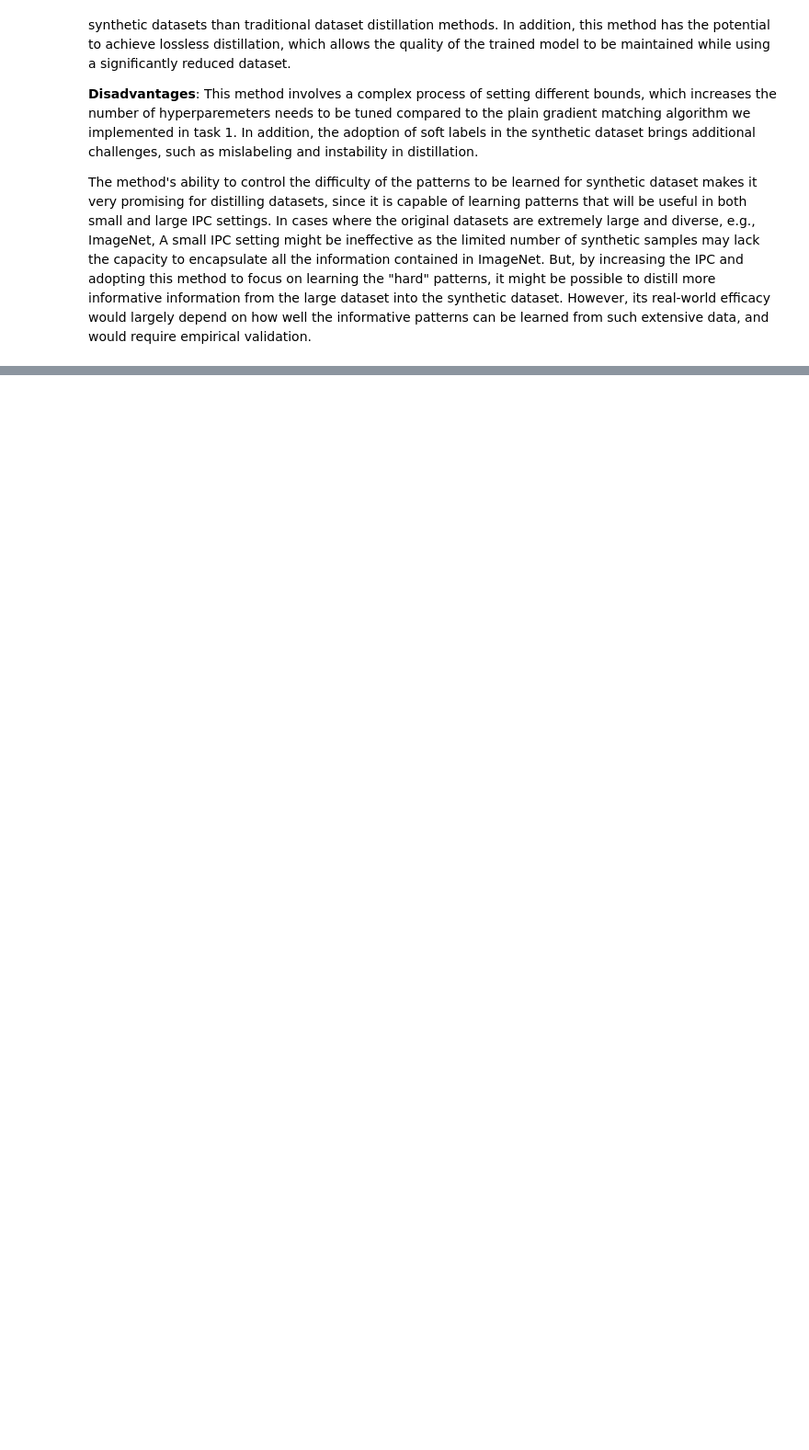
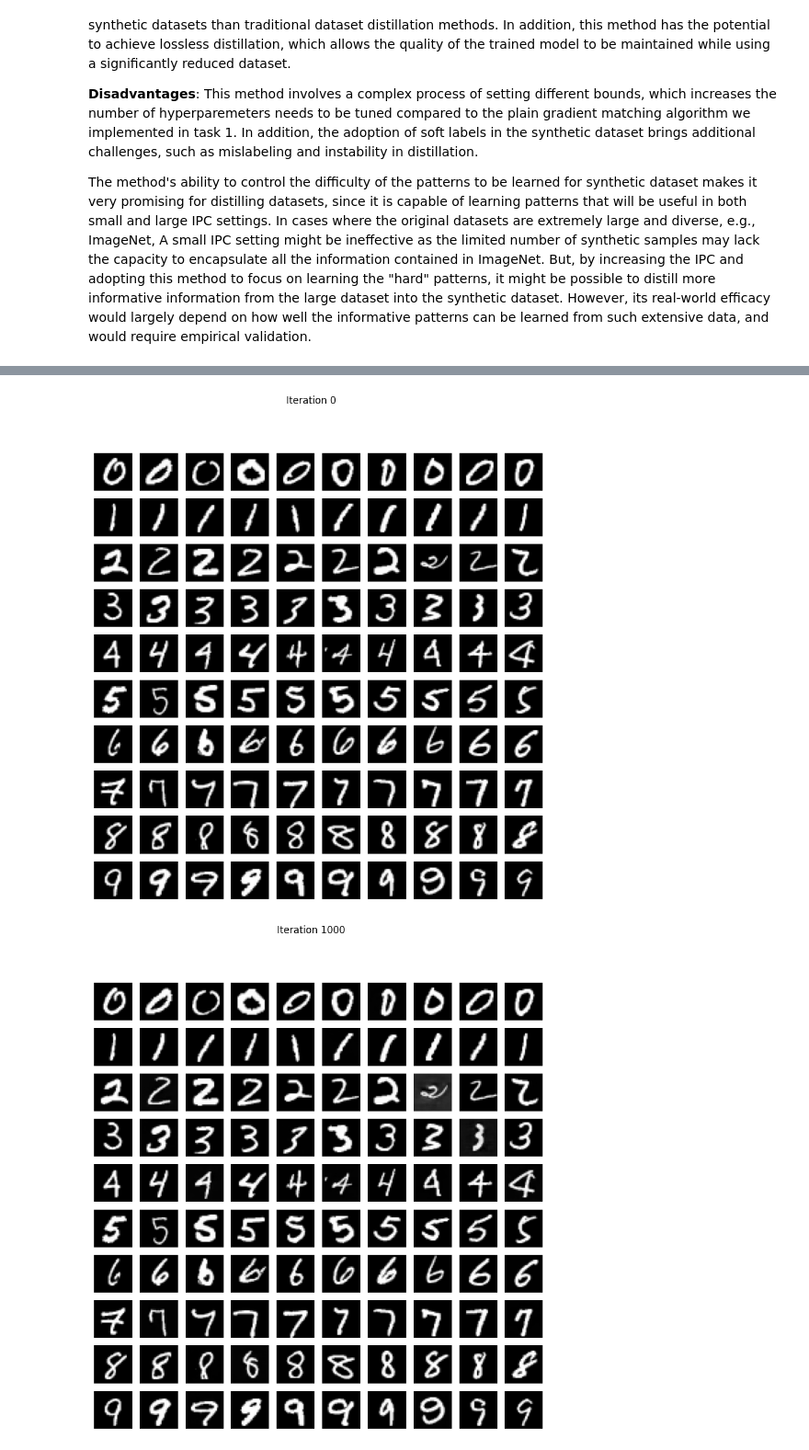
Before and after one commit to sunhuanhuan920/ECE1512_2023F_ProjectRepo_Zhenhuan_Sun, a Jupyter notebook: Project B/Task_2.ipynb, the cells around one changed output, grey strips where cells are left out. Shown at 92% size. Cells and saved outputs as stored; diff of their text form; code cells hidden in the pictures; blank space fills up the shorter version.

```diff
--- a/Project B/Task_2.ipynb
+++ b/Project B/Task_2.ipynb
@@ -24,0 +1112,8 @@ The method's ability to control the difficulty of the patterns to be learned for
+# %%
+# ipc = 1200
+ipc = 3000
+# # Maximum epoch to start with
+max_start_epoch = 45
+current_max_start_epoch = 30
+# Minimum epoch to start with
+min_start_epoch = 25
@@ -24,0 +1365,33 @@ The method's ability to control the difficulty of the patterns to be learned for
+# %%
+# Load the synthetic dataset
+synthetic_data = torch.load('/content/drive/MyDrive/Colab Notebooks/ECE1512/Project B/Task2_Synthetic_Dataset/Task2_Lossless_Dataset.pt')
+
+synthetic_images = {
+    'Iteration 0': synthetic_data[0][0],
+    'Iteration 1000': synthetic_data[10][0]
+}
+
+# Plot
+for iteration, images in synthetic_images.items():
+
+    # 1200 images per class is too much to show, I only show 10 images per class
+    # for illustration purpose
+    fig, axes = plt.subplots(nrows=num_classes, ncols=10, figsize=(10, num_classes))
+    fig.suptitle(iteration)
+
+    # Iterate over each class
+    for class_idx in range(num_classes):
+        # Select 10 images from each class
+        selected_images = images[class_idx * ipc : class_idx * ipc + 10]
+
+        # Plot each image
+        for img_idx, ax in enumerate(axes[class_idx]):
+            img = selected_images[img_idx].numpy().squeeze()
+            ax.imshow(img, cmap='gray')
+            ax.axis('off')
+
+    print("\n")
+    plt.show()
+# %% [output]
+[figure, added]
+[figure, added]
```
Also changed, not shown: parts of 62 cells of this notebook.
